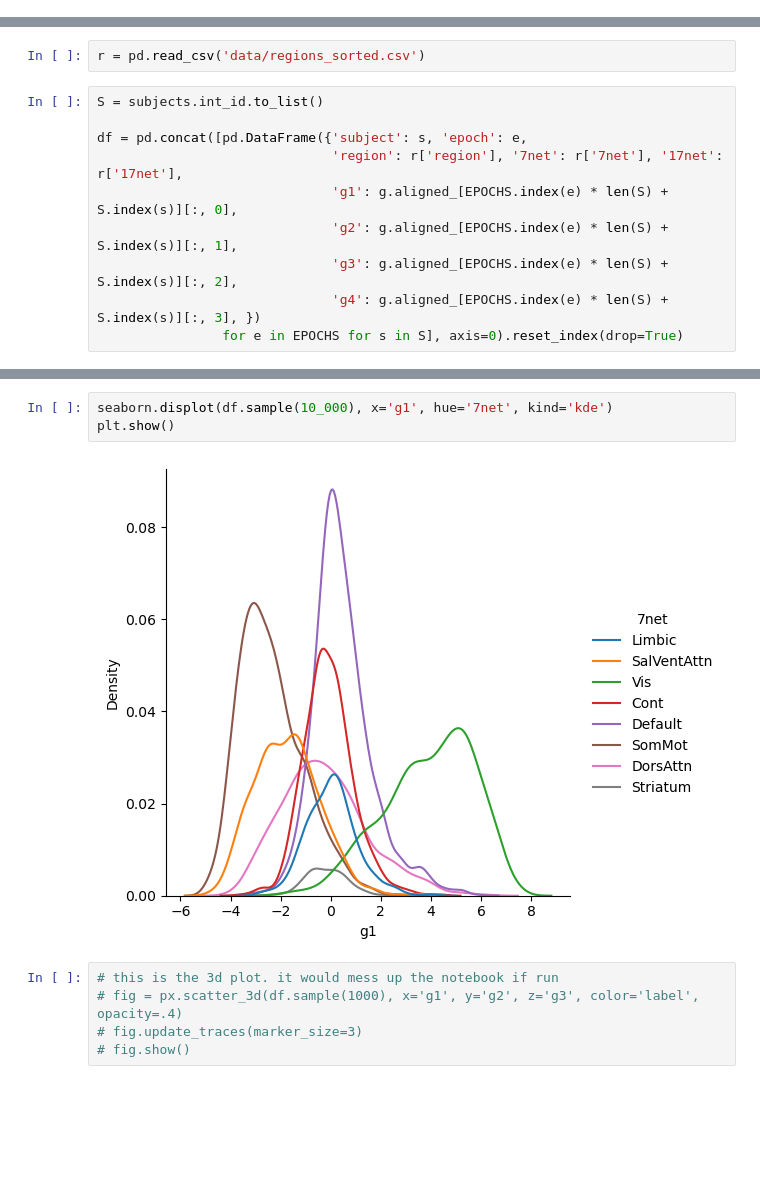
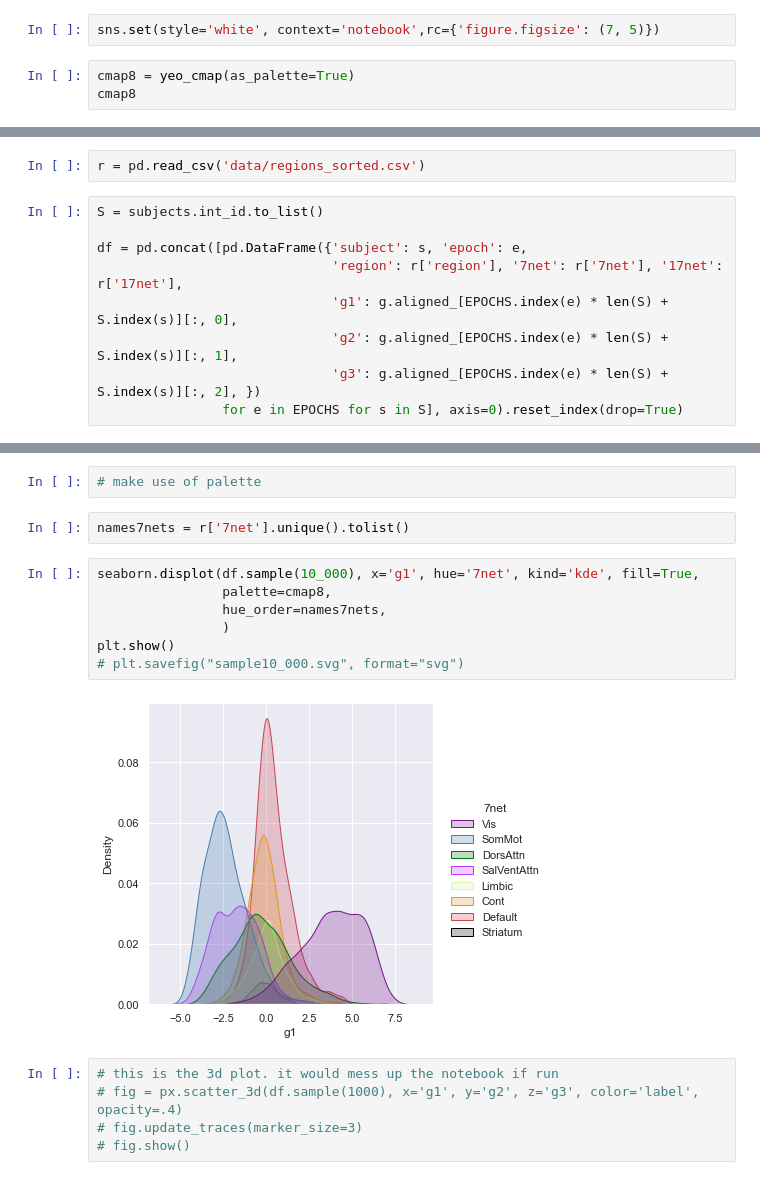
Before and after one commit to qniksefat/gradient-notebooks, a Jupyter notebook: large-manifold-nbs/2-gradients.ipynb, the cells around one changed output, grey strips where cells are left out. Cells and saved outputs as stored; diff of their text form; blank space fills up the shorter version.

```diff
--- a/large-manifold-nbs/2-gradients.ipynb
+++ b/large-manifold-nbs/2-gradients.ipynb
@@ -0,0 +45,5 @@
+# %%
+sns.set(style='white', context='notebook',rc={'figure.figsize': (7, 5)})
+# %%
+cmap8 = yeo_cmap(as_palette=True)
+cmap8
@@ -65,8 +125,7 @@ df = pd.concat([pd.DataFrame({'subject': s, 'epoch': e,
                               'region': r['region'], '7net': r['7net'], '17net': r['17net'],
                               'g1': g.aligned_[EPOCHS.index(e) * len(S) + S.index(s)][:, 0],
                               'g2': g.aligned_[EPOCHS.index(e) * len(S) + S.index(s)][:, 1],
-                              'g3': g.aligned_[EPOCHS.index(e) * len(S) + S.index(s)][:, 2],
-                              'g4': g.aligned_[EPOCHS.index(e) * len(S) + S.index(s)][:, 3], })
+                              'g3': g.aligned_[EPOCHS.index(e) * len(S) + S.index(s)][:, 2], })
                 for e in EPOCHS for s in S], axis=0).reset_index(drop=True)
 # %%
 df
@@ -87,8 +146,16 @@ df
+# %%
+# make use of palette
+# %%
+names7nets = r['7net'].unique().tolist()
 # %%
-seaborn.displot(df.sample(10_000), x='g1', hue='7net', kind='kde')
+seaborn.displot(df.sample(10_000), x='g1', hue='7net', kind='kde', fill=True,
+                palette=cmap8,
+                hue_order=names7nets,
+                )
 plt.show()
+# plt.savefig("sample10_000.svg", format="svg")
 # %% [output]
-[figure, old version]
+[figure, new version]
 # %%
 # this is the 3d plot. it would mess up the notebook if run
 # fig = px.scatter_3d(df.sample(1000), x='g1', y='g2', z='g3', color='label', opacity=.4)
```
Also changed, not shown: parts of 31 cells of this notebook.
